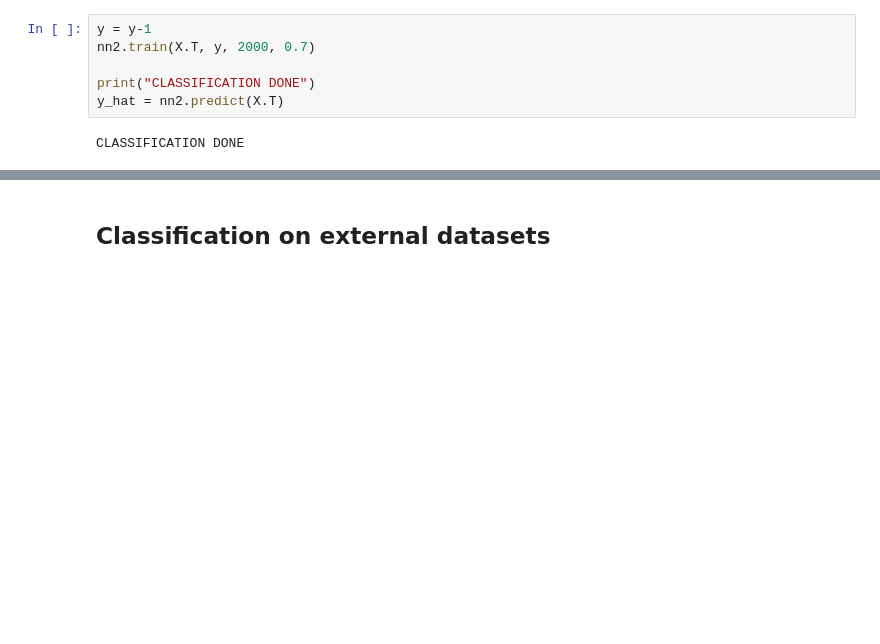
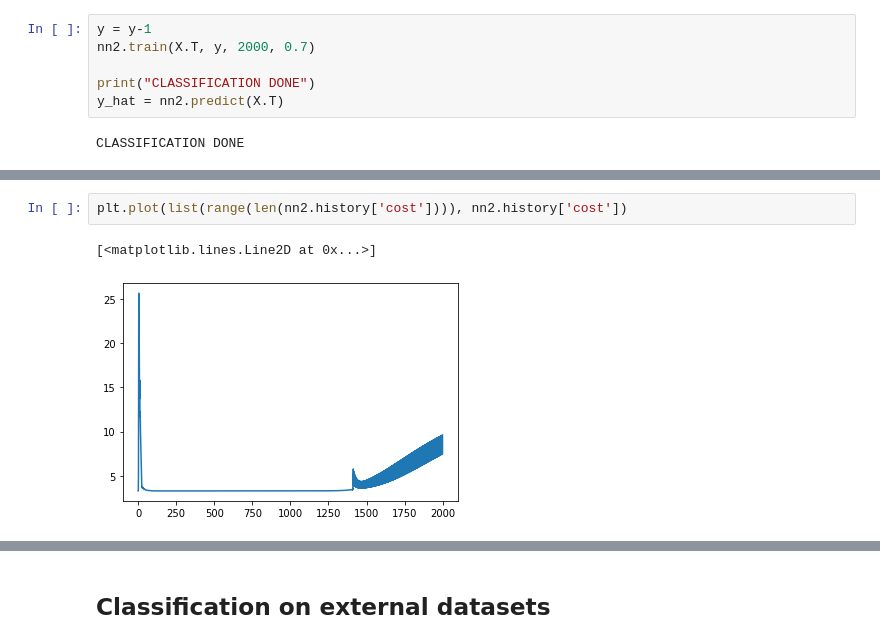
Before and after one commit to MichalBortkiewicz/mlp-neural-network, a Jupyter notebook: notebooks/classification_results.ipynb, the cells around one changed output, grey strips where cells are left out. Cells and saved outputs as stored; diff of their text form; blank space fills up the shorter version.

```diff
--- a/notebooks/classification_results.ipynb
+++ b/notebooks/classification_results.ipynb
@@ -86,0 +94,5 @@ IndexError: tuple index out of range
+# %%
+plt.plot(list(range(len(nn2.history['cost']))), nn2.history['cost'])
+# %% [output]
+[<matplotlib.lines.Line2D at 0x...>]
+[figure, added]
```
Also changed, not shown: parts of 18 cells of this notebook.
